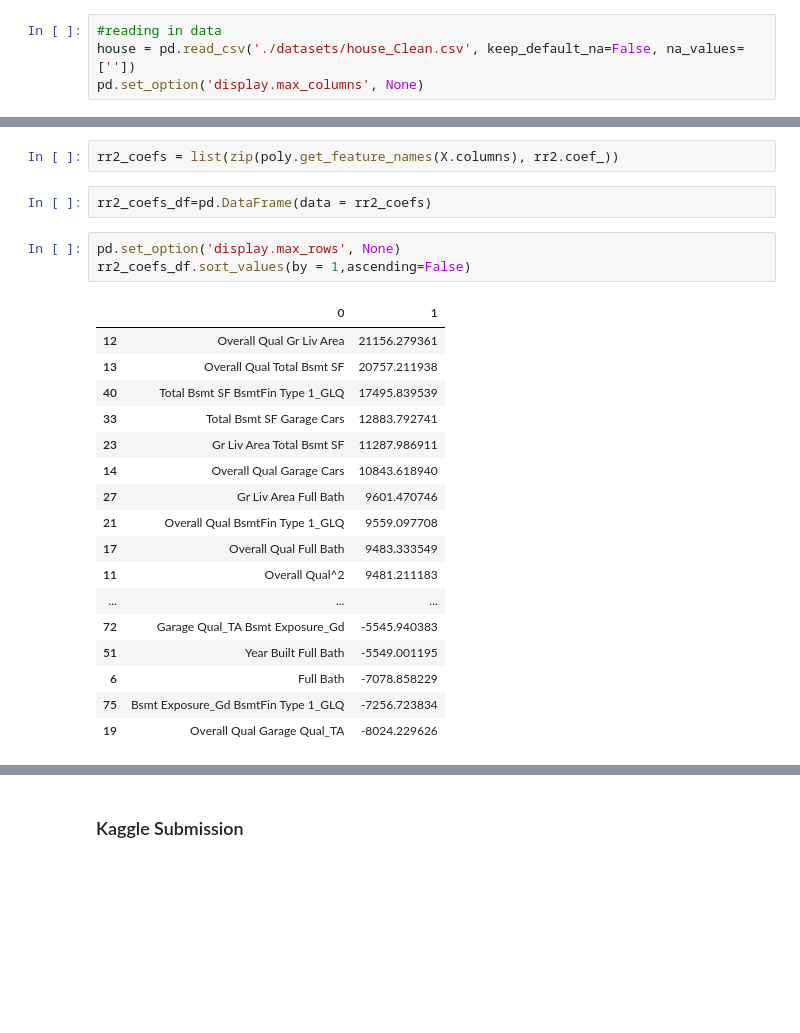
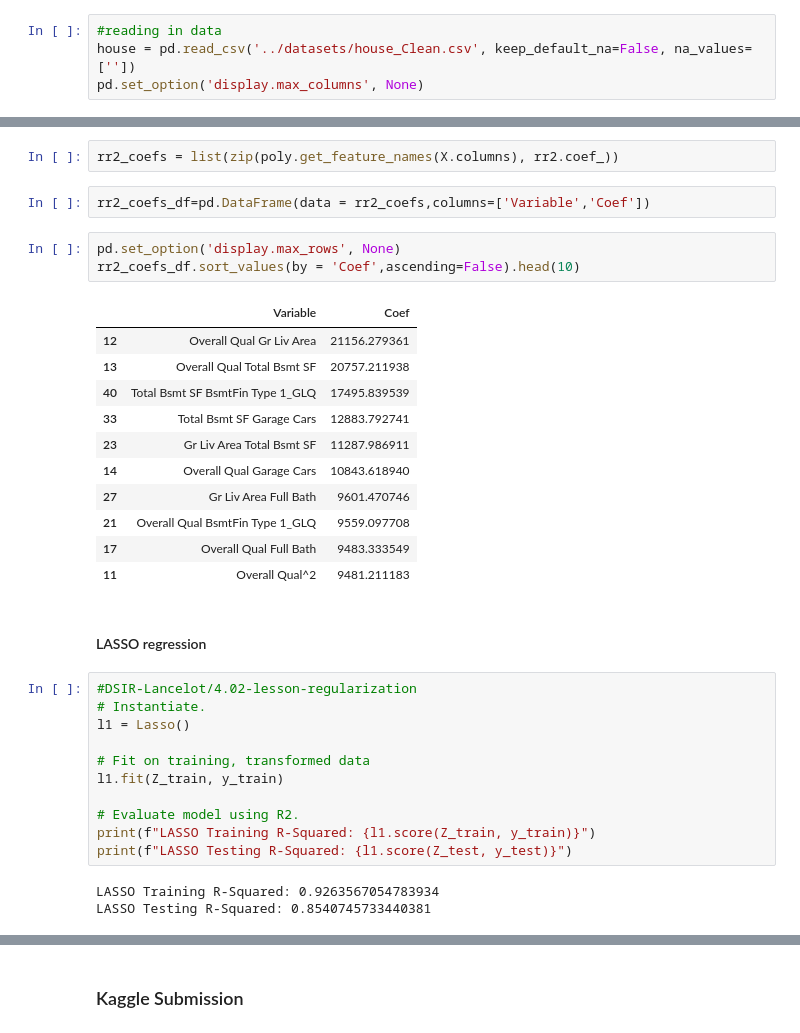
Before and after one commit to mduff12/mduff12, a Jupyter notebook: projects/project2/project_2-master/Coding/04_Ridge_Lasso_regressions.ipynb, the cells around one changed output, grey strips where cells are left out. Drawn from its saved outputs; the diff is of its cells as text; blank space fills up the shorter version.

```diff
--- a/projects/project2/project_2-master/Ridge Lasso.ipynb
+++ b/projects/project2/project_2-master/Coding/04_Ridge_Lasso_regressions.ipynb
@@ -9,7 +9,7 @@ from sklearn.model_selection import train_test_split, cross_val_score, GridSearc
 from sklearn.preprocessing import PolynomialFeatures, StandardScaler
 # %%
 #reading in data
-house = pd.read_csv('./datasets/house_Clean.csv', keep_default_na=False, na_values=[''])
+house = pd.read_csv('../datasets/house_Clean.csv', keep_default_na=False, na_values=[''])
 pd.set_option('display.max_columns', None)
 # %%
 house.drop(columns = 'Unnamed: 0', inplace=True)
@@ -182,12 +182,12 @@ array([-3126.64828677, -3176.41879895, -4388.72320275, -5253.9784105 ,
 # %%
 rr2_coefs = list(zip(poly.get_feature_names(X.columns), rr2.coef_))
 # %%
-rr2_coefs_df=pd.DataFrame(data = rr2_coefs)
+rr2_coefs_df=pd.DataFrame(data = rr2_coefs,columns=['Variable','Coef'])
 # %%
 pd.set_option('display.max_rows', None)
-rr2_coefs_df.sort_values(by = 1,ascending=False)
+rr2_coefs_df.sort_values(by = 'Coef',ascending=False).head(10)
 # %% [output]
-|  | 0 | 1 |
+|  | Variable | Coef |
 | 12 | Overall Qual Gr Liv Area | 21156.279361 |
 | 13 | Overall Qual Total Bsmt SF | 20757.211938 |
 | 40 | Total Bsmt SF BsmtFin Type 1_GLQ | 17495.839539 |
@@ -198,9 +198,19 @@ rr2_coefs_df.sort_values(by = 1,ascending=False)
 | 21 | Overall Qual BsmtFin Type 1_GLQ | 9559.097708 |
 | 17 | Overall Qual Full Bath | 9483.333549 |
 | 11 | Overall Qual^2 | 9481.211183 |
-| ... | ... | ... |
-| 72 | Garage Qual_TA Bsmt Exposure_Gd | -5545.940383 |
-| 51 | Year Built Full Bath | -5549.001195 |
-| 6 | Full Bath | -7078.858229 |
-| 75 | Bsmt Exposure_Gd BsmtFin Type 1_GLQ | -7256.723834 |
-| 19 | Overall Qual Garage Qual_TA | -8024.229626 |
+# %% [markdown]
+#### LASSO regression
+# %%
+#DSIR-Lancelot/4.02-lesson-regularization
+# Instantiate.
+l1 = Lasso()
+
+# Fit on training, transformed data
+l1.fit(Z_train, y_train)
+
+# Evaluate model using R2.
+print(f"LASSO Training R-Squared: {l1.score(Z_train, y_train)}")
+print(f"LASSO Testing R-Squared: {l1.score(Z_test, y_test)}")
+# %% [output]
+LASSO Training R-Squared: 0.9263567054783934
+LASSO Testing R-Squared: 0.8540745733440381
```
Also changed, not shown: parts of 14 cells of this notebook, 15 other files.
